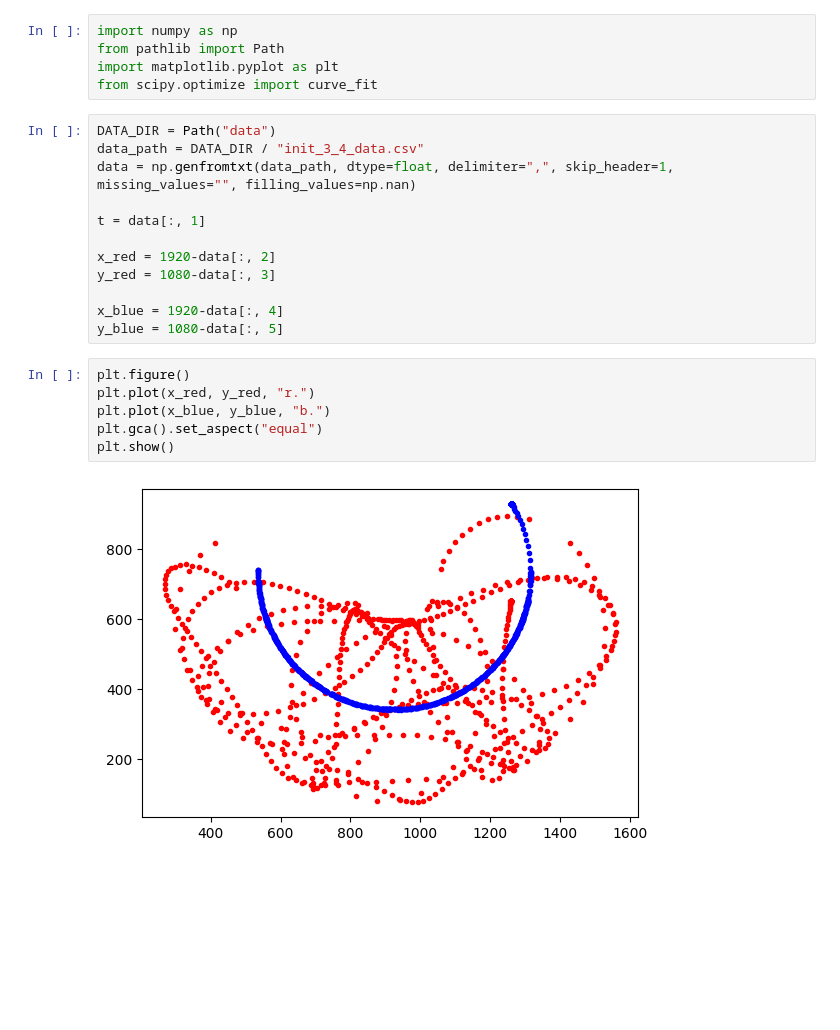
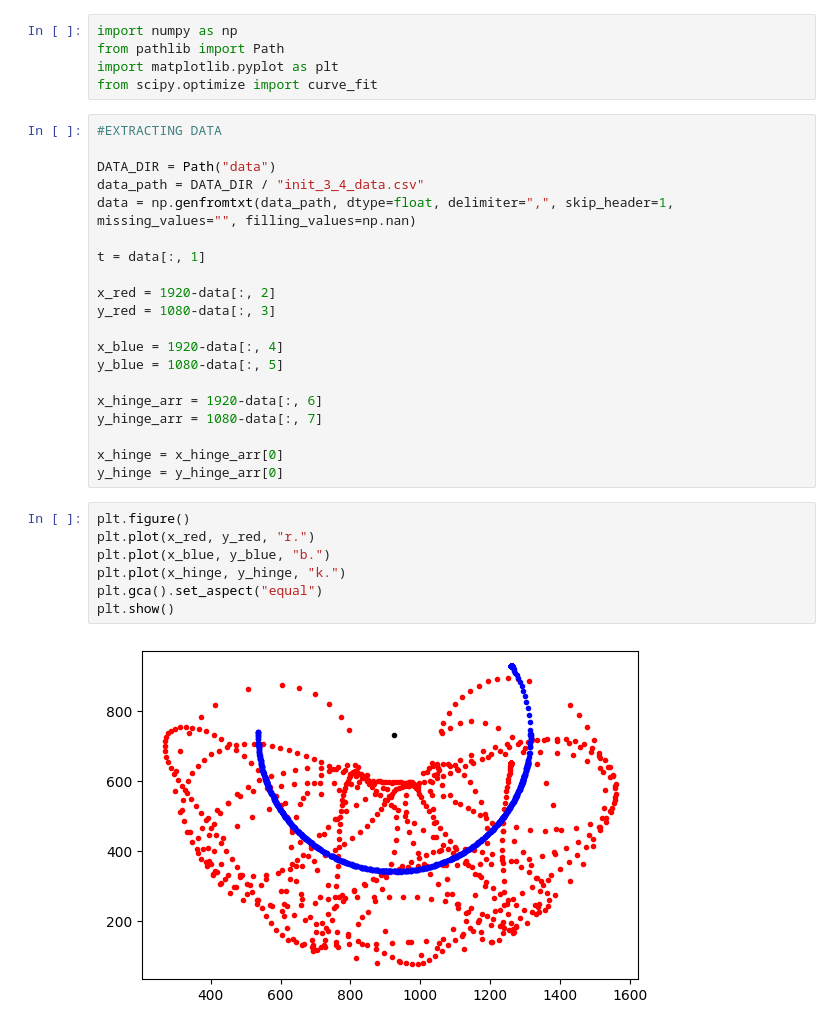
Before and after one commit to Spaantje5/Double-Pendulum-Experiment, a Jupyter notebook: real/analysis.ipynb, the cells around one changed output. Drawn from its saved outputs; the diff is of its cells as text; blank space fills up the shorter version.

```diff
--- a/real/analysis.ipynb
+++ b/real/analysis.ipynb
@@ -4,6 +4,8 @@ from pathlib import Path
 import matplotlib.pyplot as plt
 from scipy.optimize import curve_fit
 # %%
+#EXTRACTING DATA
+
 DATA_DIR = Path("data")
 data_path = DATA_DIR / "init_3_4_data.csv"
 data = np.genfromtxt(data_path, dtype=float, delimiter=",", skip_header=1, missing_values="", filling_values=np.nan)
@@ -15,14 +17,21 @@ y_red = 1080-data[:, 3]
 
 x_blue = 1920-data[:, 4]
 y_blue = 1080-data[:, 5]
+
+x_hinge_arr = 1920-data[:, 6]
+y_hinge_arr = 1080-data[:, 7]
+
+x_hinge = x_hinge_arr[0]
+y_hinge = y_hinge_arr[0]
 # %%
 plt.figure()
 plt.plot(x_red, y_red, "r.")
 plt.plot(x_blue, y_blue, "b.")
+plt.plot(x_hinge, y_hinge, "k.")
 plt.gca().set_aspect("equal")
 plt.show()
 # %% [output]
-[figure, old version]
+[figure, new version]
 # %%
 def circle_model(xy, cx, cy, r):
     x, y = xy
```
Also changed, not shown: parts of 5 cells of this notebook, 3 other files.
